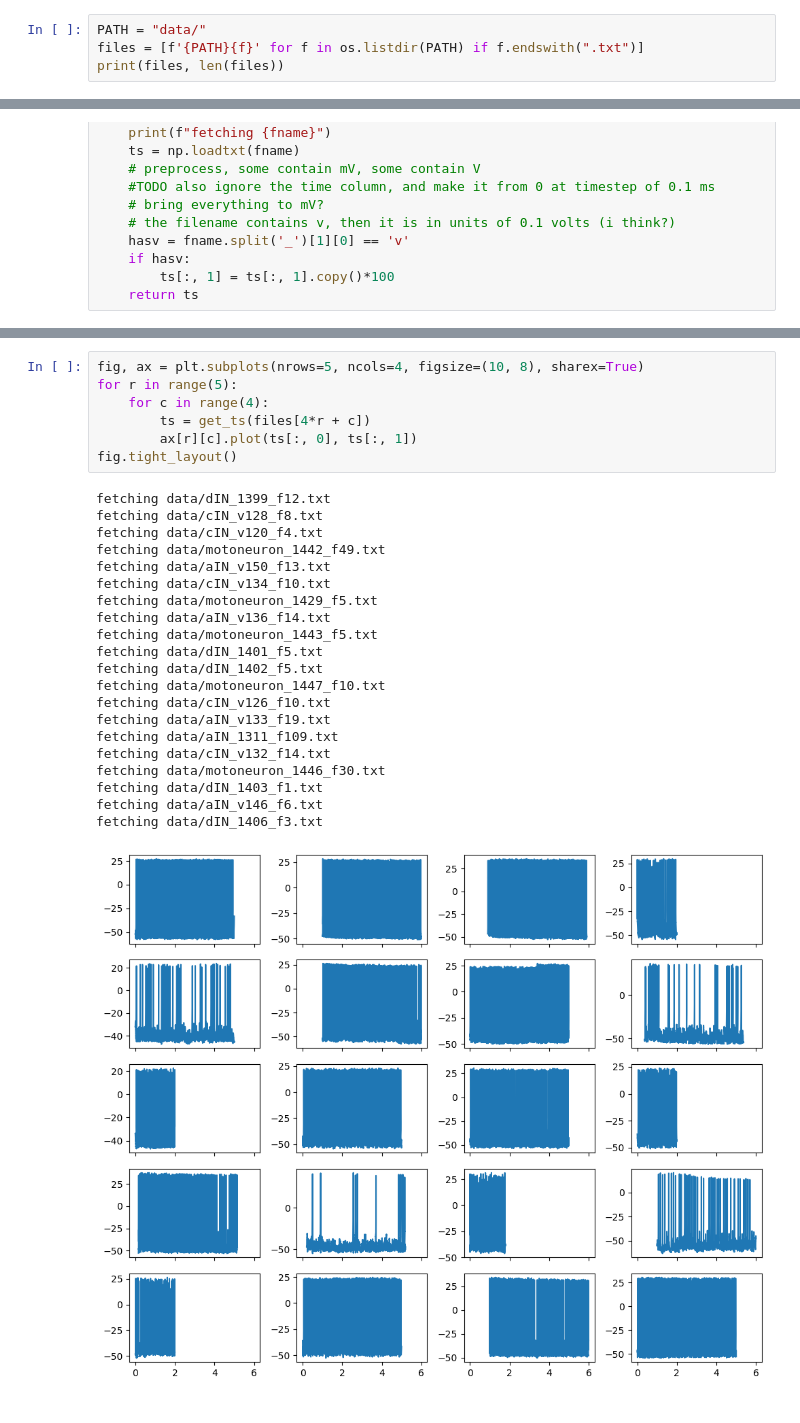
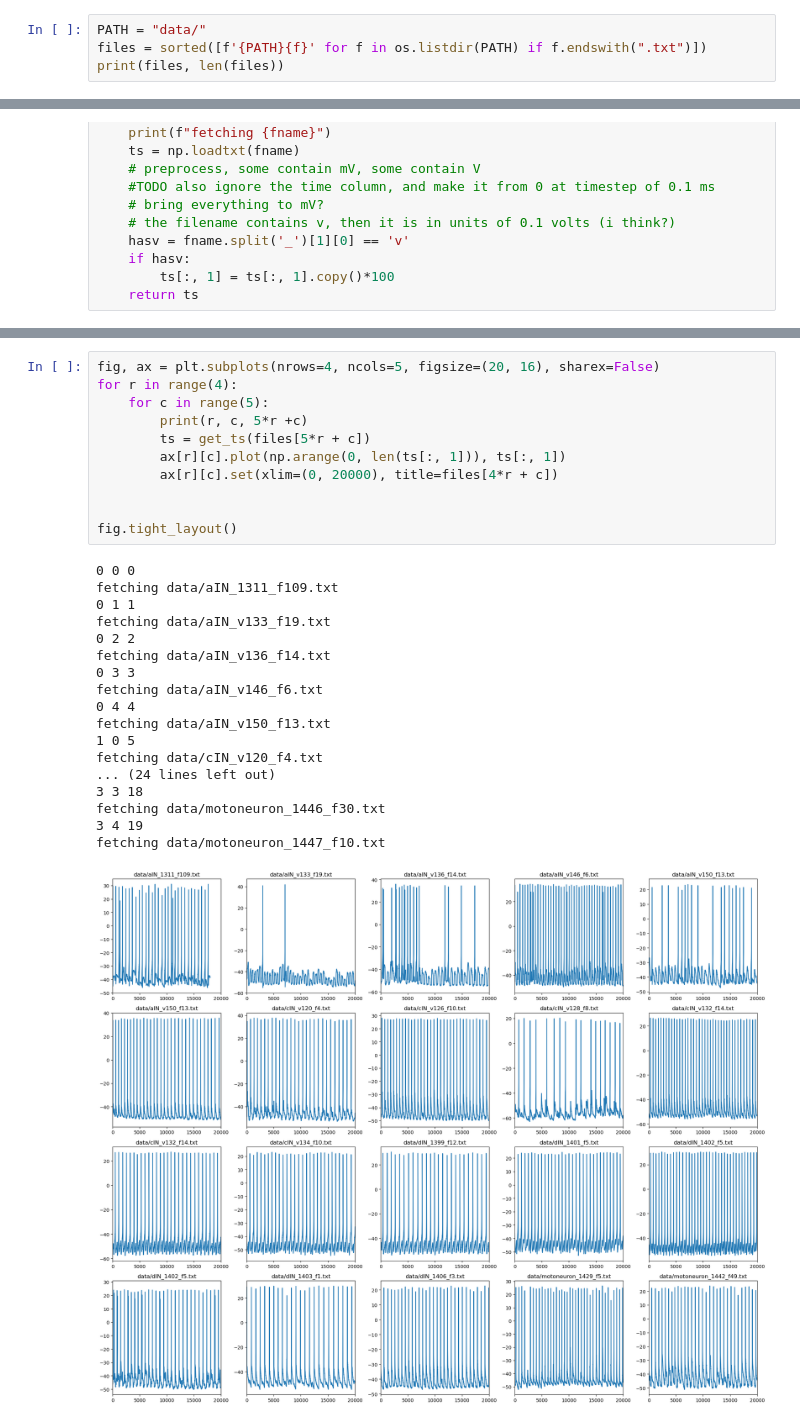
Before and after one commit to awilson98/tadpoleAdEx, a Jupyter notebook: eda.ipynb, the cells around one changed output, grey strips where cells are left out. Cells and saved outputs as stored; diff of their text form.

```diff
--- a/eda.ipynb
+++ b/eda.ipynb
@@ -5,6 +5,6 @@ import numpy as np
 import os
 # %%
 PATH = "data/"
-files = [f'{PATH}{f}' for f in os.listdir(PATH) if f.endswith(".txt")]
+files = sorted([f'{PATH}{f}' for f in os.listdir(PATH) if f.endswith(".txt")])
 print(files, len(files))
 # %% [output]
@@ -57,29 +57,30 @@ iter(files).__next__()
 # %%
-fig, ax = plt.subplots(nrows=5, ncols=4, figsize=(10, 8), sharex=True)
-for r in range(5):
-    for c in range(4):
-        ts = get_ts(files[4*r + c])
-        ax[r][c].plot(ts[:, 0], ts[:, 1])
+fig, ax = plt.subplots(nrows=4, ncols=5, figsize=(20, 16), sharex=False)
+for r in range(4):
+    for c in range(5):
+        print(r, c, 5*r +c)
+        ts = get_ts(files[5*r + c])
+        ax[r][c].plot(np.arange(0, len(ts[:, 1])), ts[:, 1])
+        ax[r][c].set(xlim=(0, 20000), title=files[4*r + c])
+
+
 fig.tight_layout()
 # %% [output]
-fetching data/dIN_1399_f12.txt
-fetching data/cIN_v128_f8.txt
+0 0 0
+fetching data/aIN_1311_f109.txt
+0 1 1
+fetching data/aIN_v133_f19.txt
+0 2 2
+fetching data/aIN_v136_f14.txt
+0 3 3
+fetching data/aIN_v146_f6.txt
+0 4 4
+fetching data/aIN_v150_f13.txt
+1 0 5
 fetching data/cIN_v120_f4.txt
-fetching data/motoneuron_1442_f49.txt
-fetching data/aIN_v150_f13.txt
-fetching data/cIN_v134_f10.txt
-fetching data/motoneuron_1429_f5.txt
-fetching data/aIN_v136_f14.txt
-fetching data/motoneuron_1443_f5.txt
-fetching data/dIN_1401_f5.txt
-fetching data/dIN_1402_f5.txt
+... (24 lines left out)
+3 3 18
+fetching data/motoneuron_1446_f30.txt
+3 4 19
 fetching data/motoneuron_1447_f10.txt
-fetching data/cIN_v126_f10.txt
-fetching data/aIN_v133_f19.txt
-fetching data/aIN_1311_f109.txt
-fetching data/cIN_v132_f14.txt
-fetching data/motoneuron_1446_f30.txt
-fetching data/dIN_1403_f1.txt
-fetching data/aIN_v146_f6.txt
-fetching data/dIN_1406_f3.txt
-[figure, old version]
+[figure, new version]
```
Also changed, not shown: parts of 4 cells of this notebook, 5 other files.
